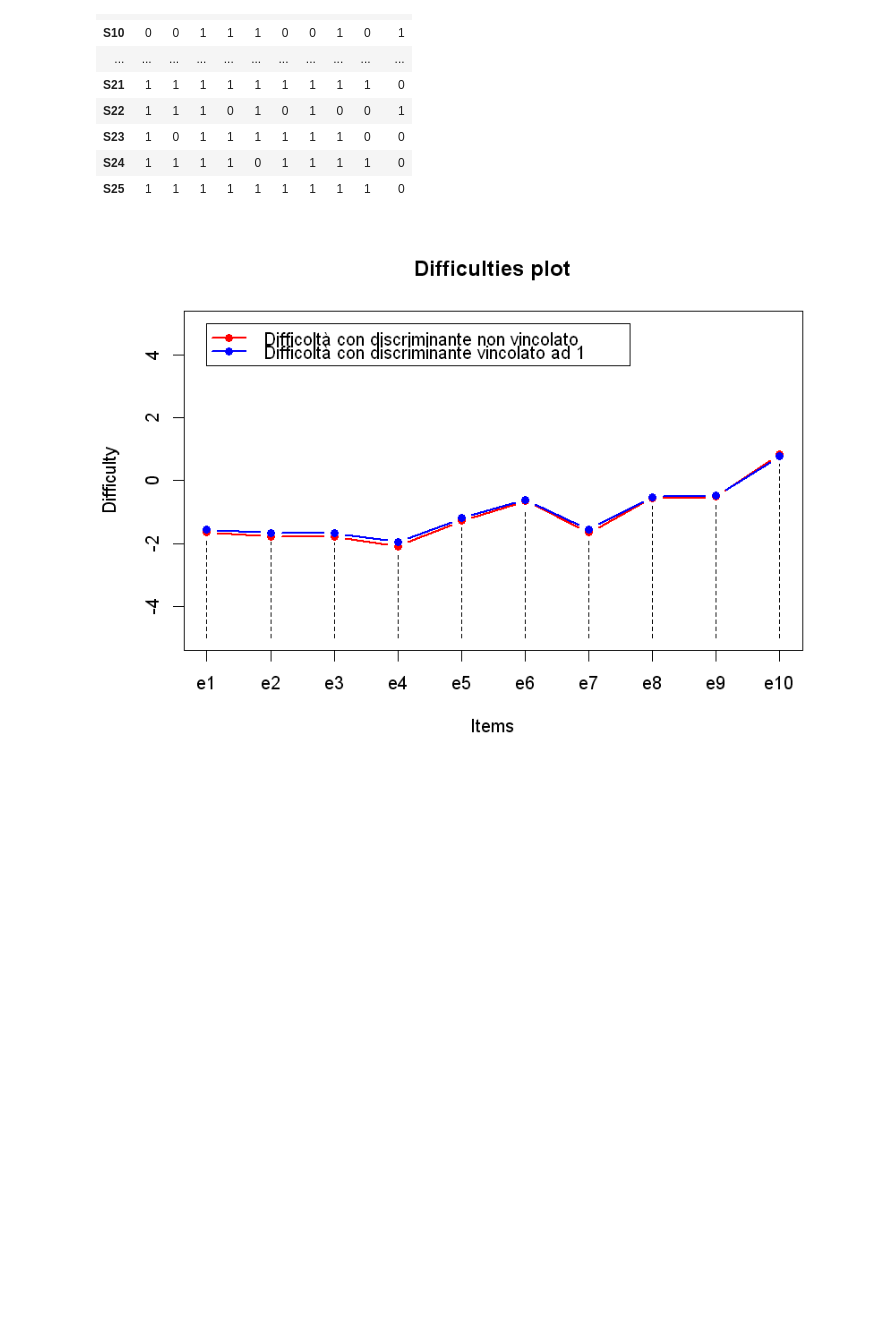
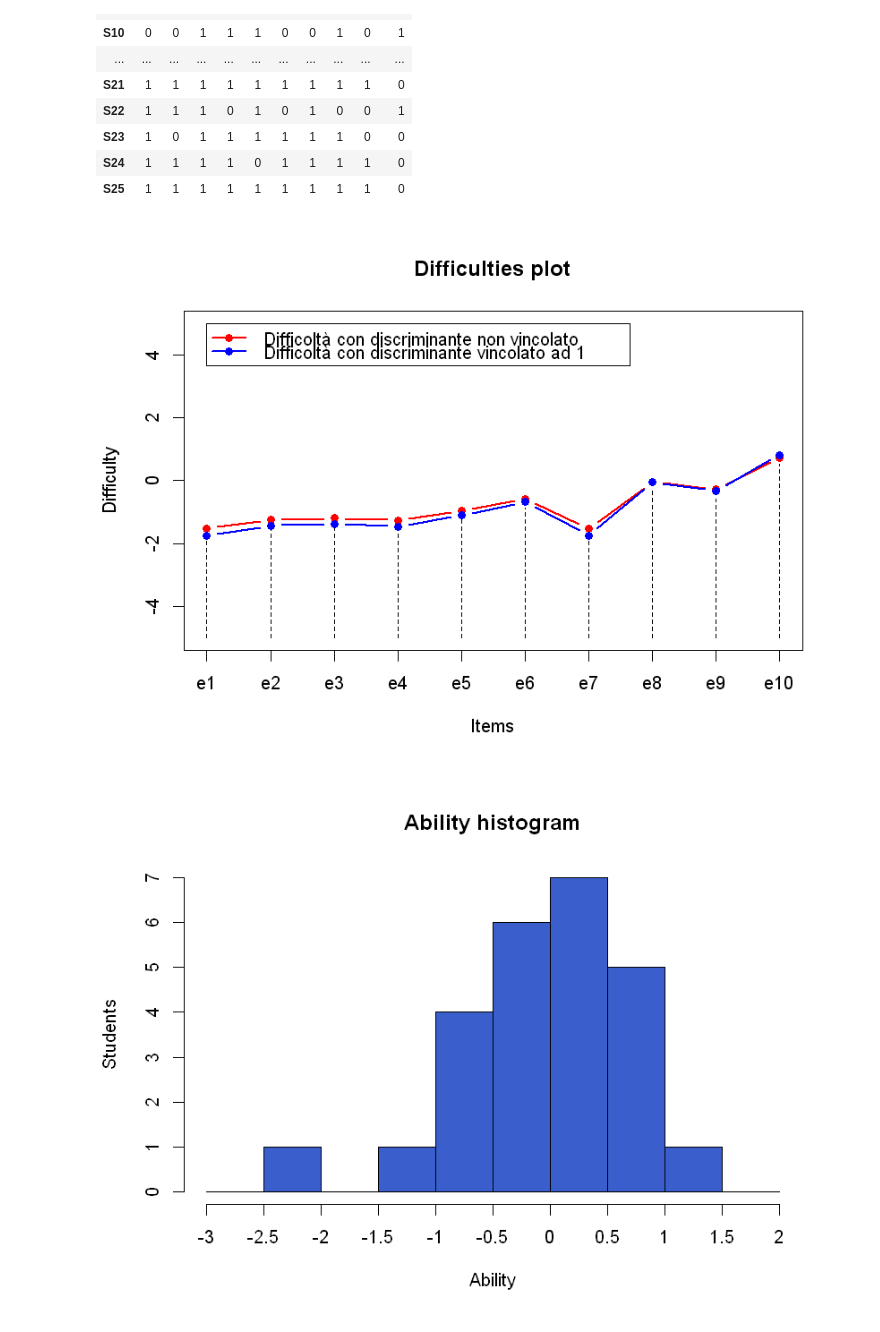
Before and after one commit to MarcoCordoni95/TesiTriennale-ItemResponseTheory, a Jupyter notebook: IRT.ipynb, the cells around one changed output. Saved outputs shown, nothing was run; the diff lists cells and outputs as text; code cells hidden in the pictures; blank space fills up the shorter version.

```diff
--- a/IRT.ipynb
+++ b/IRT.ipynb
@@ -172,10 +172,10 @@ estimateAbilitiesDichot <- function(items) {
 #' plotDifficultiesDichot(abil)
 plotAbilitiesDichot <- function(abil) {
     start <- -3
-    end <-
+    end <- 2
     by <- 0.5
     hist(abil,main="Ability histogram",xlab="Ability",ylab="Students",breaks=seq(start,end,by),xlim=c(start,end),col="royalblue3")
-    axis(1, at=seq(start, end, by=0.5), labels=seq(start, end, by))
+    axis(1, at=seq(start, end, by), labels=seq(start, end, by))
 }
 # %%
 #' Attraverso la tecnica di bootstrapping seleziona randomicamente n righe dalla matrice dicotomica, questa funzione è utlile
@@ -194,21 +194,26 @@ bootstrapping <- function(items, n = 500) {
 # %%
 # Modifico la dimensione dei grafici
 width <- 7
 height <- 5
 sizePlot(width, height)
 
-# Effettuo il bootstrapping
-numExtractions <- 700
+# Bootstrapping
+numExtractions <- 250
 bottDatiDichot <- bootstrapping(datiDichot, numExtractions)
 
 # Stimo le difficoltà con entrambi i metodi
 difficDichotF <- estimateDifficultiesDichotFreeDiscrim(bottDatiDichot)
 difficDichotO <- estimateDifficultiesDichotOneDiscrim(bottDatiDichot)
 
 # Visualizzo e confronto i grafici relativi alle difficoltà stimate con entrambi i metodi
 plotDifficultiesDichot(datiDichot, difficDichotF)
 par(new = TRUE)
 plotDifficultiesDichot(datiDichot, difficDichotO, color = "blue")
 legend(1, 10, legend=c("Difficoltà con discriminante non vincolato", "Difficoltà con discriminante vincolato ad 1"), col=c("red", "blue"), lty=1, cex=1, lwd=2, pch=16)
+
+# Stimo le abilità e visualizzo il relativo grafico
+abil <- estimateAbilitiesDichot(datiDichot)
+plotAbilitiesDichot(abil)
 # %% [output]
-[figure, old version]
+[figure, new version]
+[figure, added]
```
Also changed, not shown: parts of 24 cells of this notebook, 1 other file.
